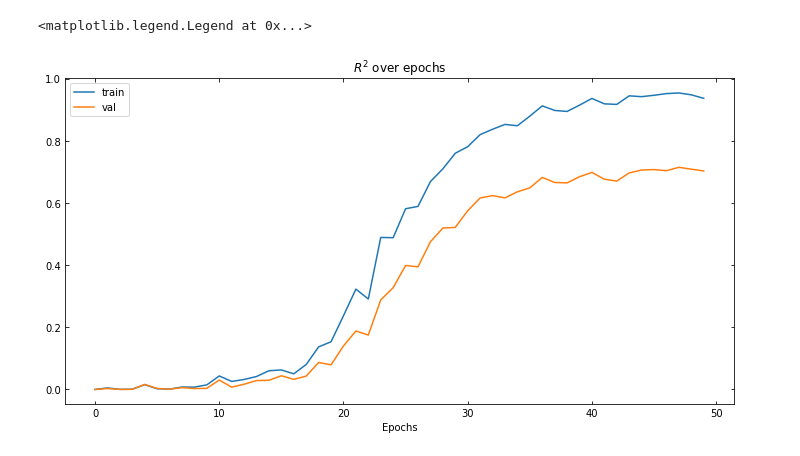
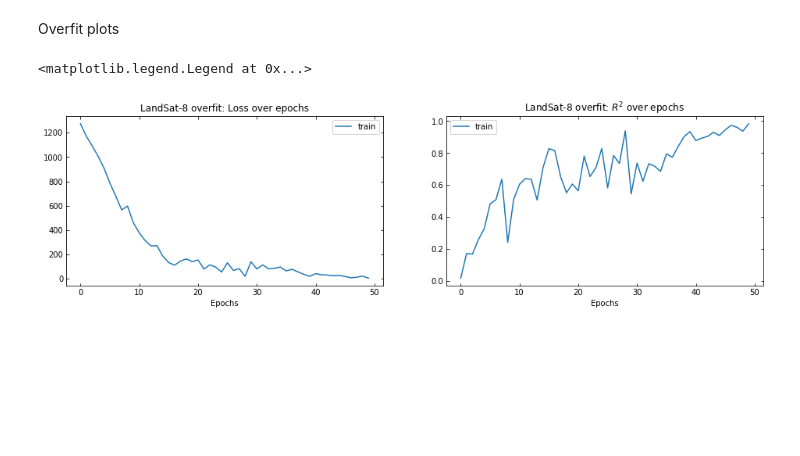
Before and after one commit to chrisyeh96/india-poverty, a Jupyter notebook: ipython_notebooks/plotting.ipynb, the cells around one changed output. Cells and saved outputs as stored; diff of their text form; code cells hidden in the pictures; blank space fills up the shorter version.

```diff
--- a/ipython_notebooks/plotting.ipynb
+++ b/ipython_notebooks/plotting.ipynb
@@ -26,10 +104,21 @@ plt.legend()
+# %% [markdown]
+Overfit plots
+# %%
+overfit_loss = [5093.643725585937, 4676.791882324219, 4363.685198974609, 4026.3490966796876, 3635.386120605469, 3144.7407836914062, 2718.168408203125, 2262.1926879882812, 2389.1361389160156, 1838.3451850891113, 1508.2943542480468, 1256.239453125, 1078.371971511841, 1088.3546905517578, 744.5476776123047, 533.3916725158691, 447.17305145263674, 580.2465515136719, 651.9711898803711, 565.3322830200195, 618.3406265258789, 319.81981296539306, 458.3225959777832, 386.1739990234375, 221.6473602294922, 525.6329475402832, 274.21998596191406, 331.52177448272704, 78.22542514801026, 559.9616733551026, 321.0832459449768, 458.70751152038576, 324.27373752593996, 344.92070751190187, 386.0312707424164, 259.264102935791, 312.43306822776793, 226.4518747329712, 146.21445360183716, 80.8284520149231, 169.7769953727722, 133.04582545757293, 123.95535125732422, 99.43965873718261, 112.88434047698975, 76.45847570896149, 32.95994358062744, 52.225943660736085, 86.60473518371582, 19.512587344646455]
+# %%
+overfit_rsq = [0.016946788464975226, 0.17159496094599463, 0.16779885488459834, 0.25736758624348022, 0.32707030428453121, 0.48144016200888395, 0.5087505202724939, 0.63711679741663518, 0.2413786618985195, 0.51002325360427869, 0.60458761255990268, 0.64152115654427833, 0.63581510215360826, 0.50665579162195118, 0.70854176020497517, 0.82782242225404945, 0.81638838271303293, 0.65206280888495127, 0.55183398890002433, 0.60618482222195058, 0.56410351152879734, 0.78048906206295743, 0.65339254303842442, 0.70857967926731469, 0.8289317441098536, 0.58253543955244191, 0.785161245144122, 0.73558766836351108, 0.93937164803952788, 0.54510039109648956, 0.73762882088637149, 0.62408792411893577, 0.73399041938198406, 0.71816453025073801, 0.68592356484512951, 0.79563904390655826, 0.77478182508307825, 0.84181879478164456, 0.90361120353706059, 0.93460725321408999, 0.87899759916471298, 0.89381626850772322, 0.90498797626795113, 0.93097062061121771, 0.91050365823019352, 0.94554556127726863, 0.9739899784378957, 0.9616086282022287, 0.93748497002162834, 0.9841263629025917]
 # %%
-plt.figure(figsize=(12, 6))
-plt.plot(np.array(fc_r["train"]) ** 2, label="train")
-plt.plot(np.array(fc_r["val"]) ** 2, label="val")
-plt.title("$R^2$ over epochs")
+plt.figure(figsize=(16, 4))
+plt.subplot(1, 2, 1)
+plt.plot(np.array(overfit_loss) / 4, label="train")
+plt.title("LandSat-8 overfit: Loss over epochs")
 plt.xlabel("Epochs")
 plt.legend()
+plt.subplot(1, 2, 2)
+plt.plot(np.array(overfit_rsq), label="train")
+plt.title("LandSat-8 overfit: $R^2$ over epochs")
+plt.xlabel("Epochs")
+plt.legend()
 # %% [output]
 <matplotlib.legend.Legend at 0x...>
-[figure, old version]
+[figure, new version]
```
Also changed, not shown: parts of 19 cells of this notebook.
